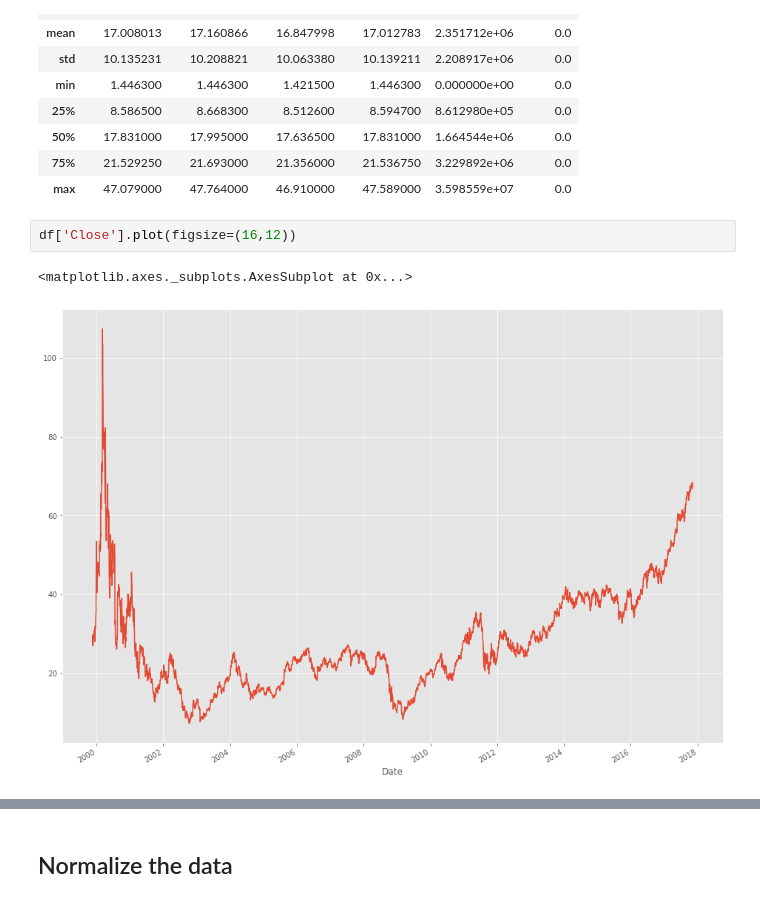
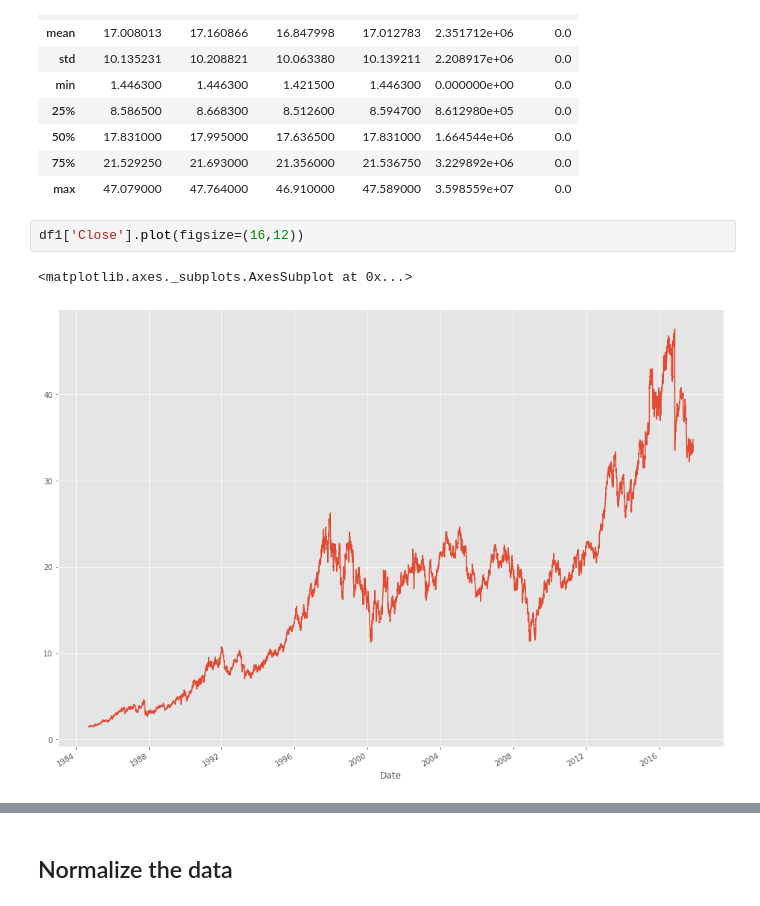
Before and after one commit to Daihongchen/time_series_project, a Jupyter notebook: lstm_stock.ipynb, the cells around one changed output, grey strips where cells are left out. Cells and saved outputs as stored; diff of their text form.

Commit message:
add visualization

```diff
--- a/lstm_stock.ipynb
+++ b/lstm_stock.ipynb
@@ -306,7 +306,7 @@ df1.describe()
 | 75% | 21.529250 | 21.693000 | 21.356000 | 21.536750 | 3.229892e+06 | 0.0 |
 | max | 47.079000 | 47.764000 | 46.910000 | 47.589000 | 3.598559e+07 | 0.0 |
 # %%
-df['Close'].plot(figsize=(16,12))
+df1['Close'].plot(figsize=(16,12))
 # %% [output]
 <matplotlib.axes._subplots.AxesSubplot at 0x...>
-[figure, old version]
+[figure, new version]
```
Also changed, not shown: parts of 6 cells of this notebook.
